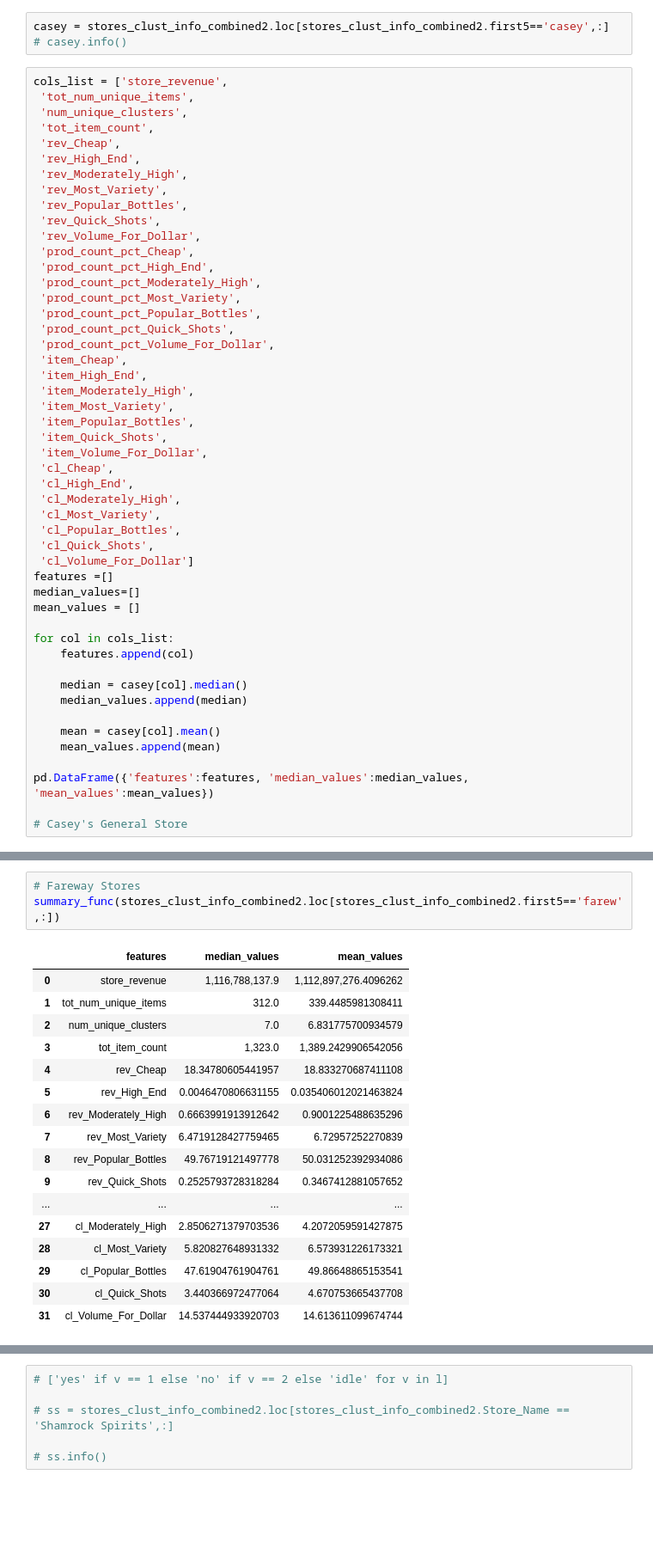
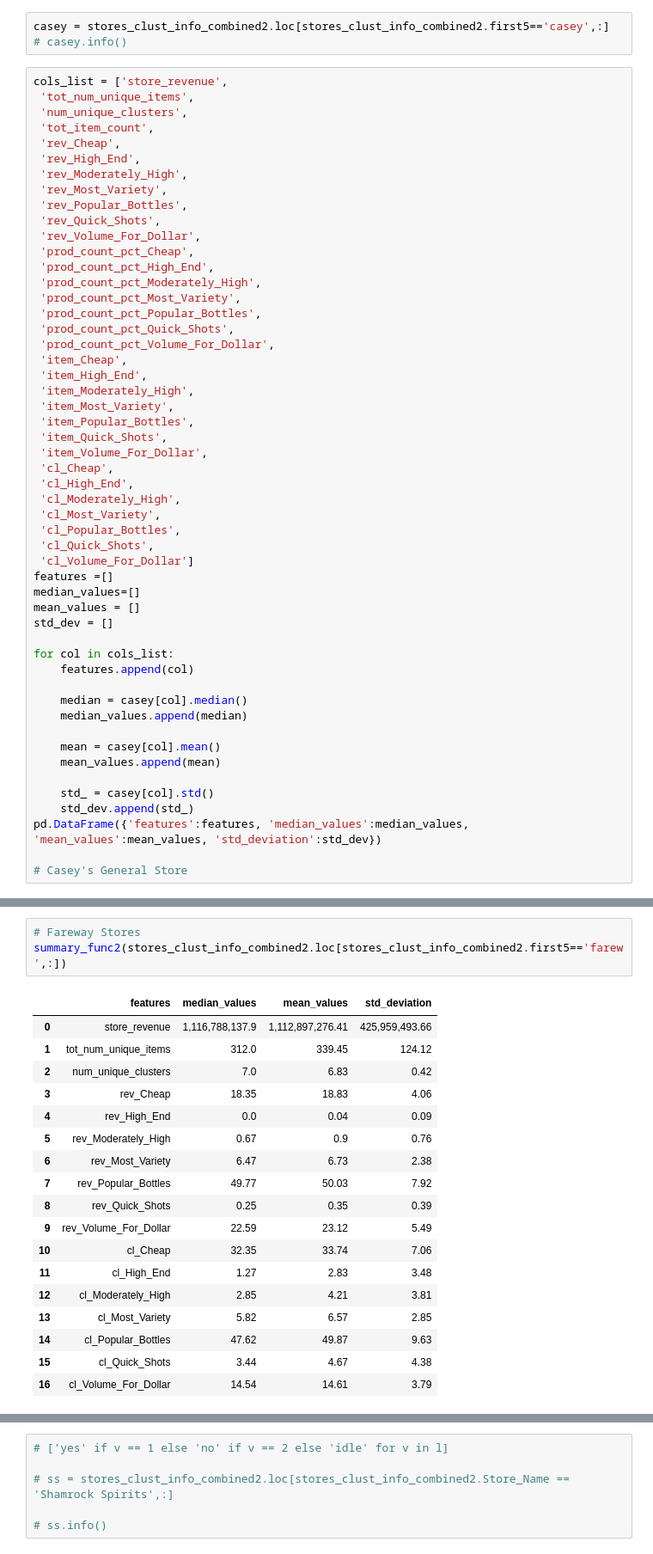
Before and after one commit to dgarbato/capstone, a Jupyter notebook: stores_clust_info_combined2 analysis.ipynb, the cells around one changed output, grey strips where cells are left out. Shown at 86% size. Drawn from its saved outputs; the diff is of its cells as text; blank space fills up the shorter version.

Commit message:
updated cluster code

```diff
--- a/stores_clust_info_combined2 analysis.ipynb
+++ b/stores_clust_info_combined2 analysis.ipynb
@@ -294,6 +383,7 @@ cols_list = ['store_revenue',
 features =[]
 median_values=[]
 mean_values = []
+std_dev = []
 
 for col in cols_list:
     features.append(col)
@@ -304,7 +394,9 @@ for col in cols_list:
     mean = casey[col].mean()
     mean_values.append(mean)
 
-pd.DataFrame({'features':features, 'median_values':median_values, 'mean_values':mean_values})
+    std_ = casey[col].std()
+    std_dev.append(std_)
+pd.DataFrame({'features':features, 'median_values':median_values, 'mean_values':mean_values, 'std_deviation':std_dev})
 
 # Casey's General Store
 # %% [output]
@@ -377,23 +544,24 @@ def summary_func(casey):
 # %%
 # Fareway Stores
-summary_func(stores_clust_info_combined2.loc[stores_clust_info_combined2.first5=='farew',:])
+summary_func2(stores_clust_info_combined2.loc[stores_clust_info_combined2.first5=='farew',:])
 # %% [output]
-|  | features | median_values | mean_values |
-| 0 | store_revenue | 1,116,788,137.9 | 1,112,897,276.4096262 |
-| 1 | tot_num_unique_items | 312.0 | 339.4485981308411 |
-| 2 | num_unique_clusters | 7.0 | 6.831775700934579 |
-| 3 | tot_item_count | 1,323.0 | 1,389.2429906542056 |
-| 4 | rev_Cheap | 18.34780605441957 | 18.833270687411108 |
-| 5 | rev_High_End | 0.0046470806631155 | 0.035406012021463824 |
-| 6 | rev_Moderately_High | 0.6663991913912642 | 0.9001225488635296 |
-| 7 | rev_Most_Variety | 6.4719128427759465 | 6.72957252270839 |
-| 8 | rev_Popular_Bottles | 49.76719121497778 | 50.031252392934086 |
-| 9 | rev_Quick_Shots | 0.2525793728318284 | 0.3467412881057652 |
-| ... | ... | ... | ... |
-| 27 | cl_Moderately_High | 2.8506271379703536 | 4.2072059591427875 |
-| 28 | cl_Most_Variety | 5.820827648931332 | 6.573931226173321 |
-| 29 | cl_Popular_Bottles | 47.61904761904761 | 49.86648865153541 |
-| 30 | cl_Quick_Shots | 3.440366972477064 | 4.670753665437708 |
-| 31 | cl_Volume_For_Dollar | 14.537444933920703 | 14.613611099674744 |
+|  | features | median_values | mean_values | std_deviation |
+| 0 | store_revenue | 1,116,788,137.9 | 1,112,897,276.41 | 425,959,493.66 |
+| 1 | tot_num_unique_items | 312.0 | 339.45 | 124.12 |
+| 2 | num_unique_clusters | 7.0 | 6.83 | 0.42 |
+| 3 | rev_Cheap | 18.35 | 18.83 | 4.06 |
+| 4 | rev_High_End | 0.0 | 0.04 | 0.09 |
+| 5 | rev_Moderately_High | 0.67 | 0.9 | 0.76 |
+| 6 | rev_Most_Variety | 6.47 | 6.73 | 2.38 |
+| 7 | rev_Popular_Bottles | 49.77 | 50.03 | 7.92 |
+| 8 | rev_Quick_Shots | 0.25 | 0.35 | 0.39 |
+| 9 | rev_Volume_For_Dollar | 22.59 | 23.12 | 5.49 |
+| 10 | cl_Cheap | 32.35 | 33.74 | 7.06 |
+| 11 | cl_High_End | 1.27 | 2.83 | 3.48 |
+| 12 | cl_Moderately_High | 2.85 | 4.21 | 3.81 |
+| 13 | cl_Most_Variety | 5.82 | 6.57 | 2.85 |
+| 14 | cl_Popular_Bottles | 47.62 | 49.87 | 9.63 |
+| 15 | cl_Quick_Shots | 3.44 | 4.67 | 4.38 |
+| 16 | cl_Volume_For_Dollar | 14.54 | 14.61 | 3.79 |
 # %%
 # Hy-Vee
```
Also changed, not shown: parts of 78 cells of this notebook, 3 other files.
